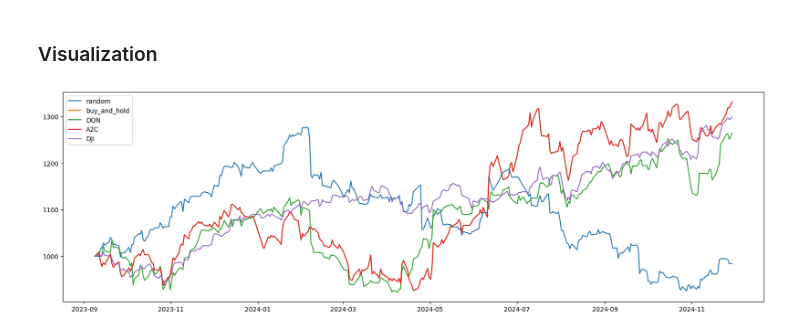
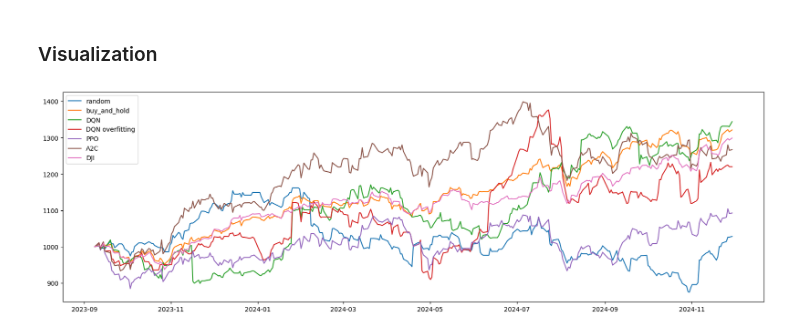
Before and after one commit to Dogeon188/StockSense, a Jupyter notebook: server/train.ipynb, the cells around one changed output. Cells and saved outputs as stored; diff of their text form; code cells hidden in the pictures.

Commit message:
[Change] add PPO and overfitting DQN in train.ipynb

```diff
--- a/server/train.ipynb
+++ b/server/train.ipynb
@@ -65,8 +65,7 @@ Portfolio Return : -1.59%
 done, truncated = False, False
 observation, info = env_for_buy_and_hold.reset()
 while not done and not truncated:
-    action = [0] * (len(stock_list)+1)
-    action[1] = 1
+    action = [1/len(stock_list)] * (len(stock_list)) + [0]
     observation, reward, done, truncated, info = env_for_buy_and_hold.step(action)
 history_buy_and_hold = env_for_buy_and_hold.get_history()
 print(history_buy_and_hold[0], history_buy_and_hold[-1])
@@ -125,0 +140,14 @@ Portfolio Return : 26.41%
+# %%
+if (TRAIN):
+    model = DQN('MlpPolicy', env, **hparas).learn(total_timesteps=env.get_dfs_length() * 60)
+    model.save("dqn-overfitting")
+
+model = DQN.load("dqn-overfitting")
+
+print("predicting...")
+done, truncated = False, False
+obs, info = env_test.reset()
+while not done and not truncated:
+    action, _states = model.predict(obs)
+    obs, rewards, dones, truncated, info = env_test.step(action)
+history_dqn_overfitting = env_test.get_history()
@@ -146,0 +210,16 @@ Portfolio Return : 33.18%
+# %%
+from stable_baselines3 import PPO
+
+if (TRAIN):
+    model = PPO('MlpPolicy', env, device='cpu').learn(total_timesteps=env.get_dfs_length() * 15)
+    model.save("ppo")
+
+model = PPO.load("ppo", device='cpu')
+
+print("predicting...")
+done, truncated = False, False
+obs, info = env_test.reset()
+while not done and not truncated:
+    action, _states = model.predict(obs)
+    obs, rewards, dones, truncated, info = env_test.step(action)
+history_ppo = env_test.get_history()
@@ -149,15 +246,17 @@ Portfolio Return : 33.18%
 # %%
 y_axis = [datetime.fromtimestamp(i//1000) for i in env_test.get_date()[4:]]
 plt.figure(figsize=(20, 6))
 plt.plot(y_axis, history_random, label="random")
 plt.plot(y_axis, history_buy_and_hold, label="buy_and_hold")
 plt.plot(y_axis, history_dqn, label="DQN")
+plt.plot(y_axis, history_dqn_overfitting, label="DQN overfitting")
+plt.plot(y_axis, history_ppo, label="PPO")
 plt.plot(y_axis, history_a2c, label="A2C")
 plt.plot(y_axis, history_dji, label="DJI")
 plt.legend()
 plt.show()
 # %% [output]
-[figure, old version]
+[figure, new version]
 # %%
 df_solution = pd.DataFrame()
 df_solution['unix'] = env_test.get_date()[4:]
```
Also changed, not shown: parts of 11 cells of this notebook, 5 other files.
